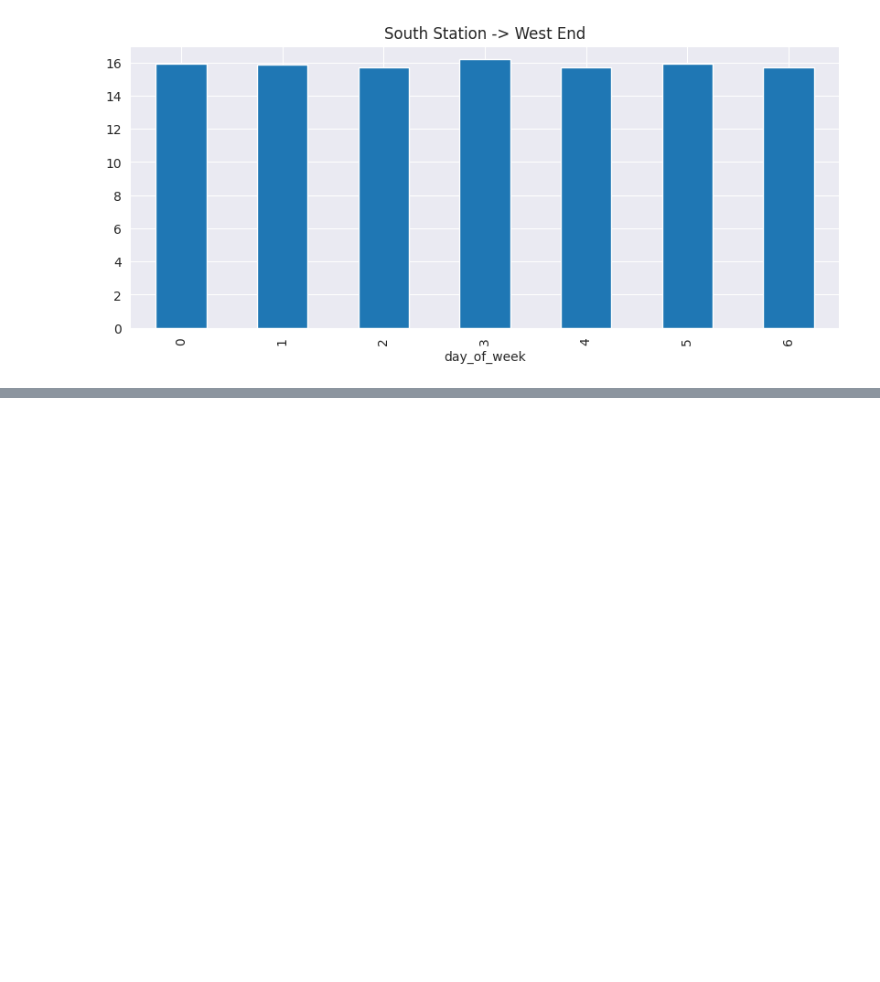
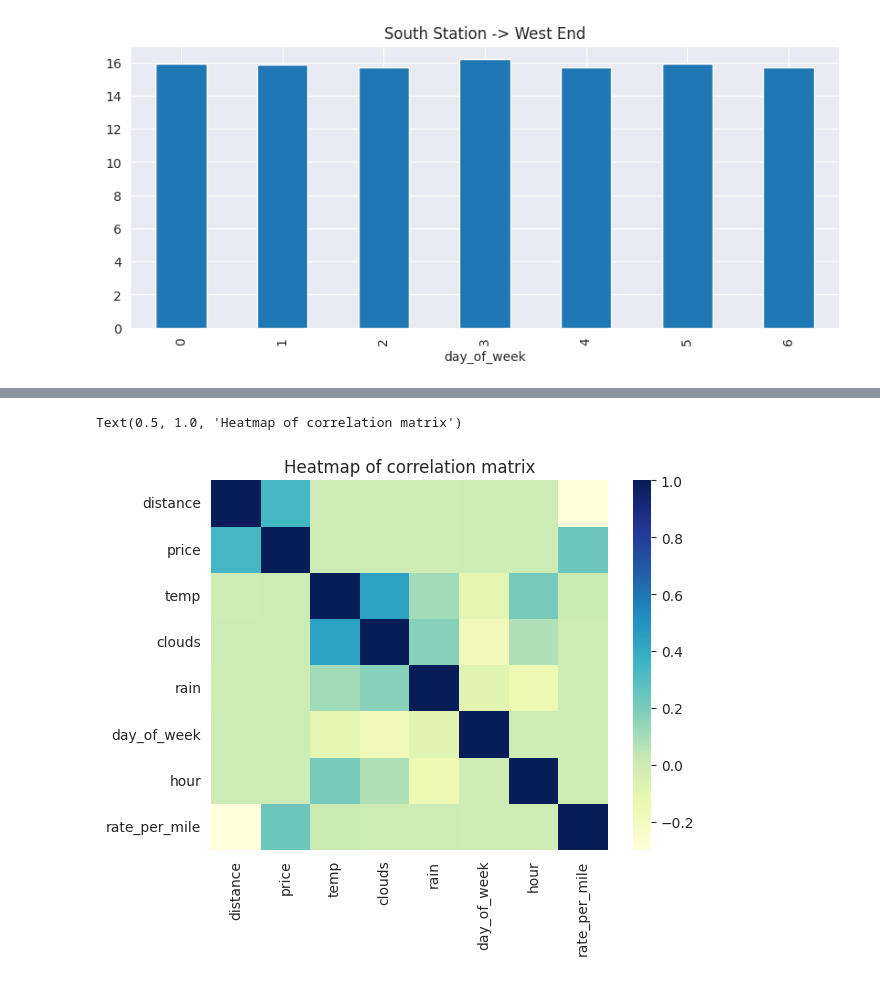
Before and after one commit to 13Dominik/Uber-and-Lyft-Cab-prices-analysis, a Jupyter notebook: project.ipynb, the cells around one changed output, grey strips where cells are left out. Cells and saved outputs as stored; diff of their text form; code cells hidden in the pictures; blank space fills up the shorter version.

```diff
--- a/project.ipynb
+++ b/project.ipynb
@@ -365,0 +366,7 @@ Text(0.5, 1.0, 'Distribution of distance')
+# %%
+plt.figure()
+sns.heatmap(df.corr(), cmap="YlGnBu")
+plt.title("Heatmap of correlation matrix")
+# %% [output]
+Text(0.5, 1.0, 'Heatmap of correlation matrix')
+[figure, added]
```
Also changed, not shown: parts of 45 cells of this notebook.
